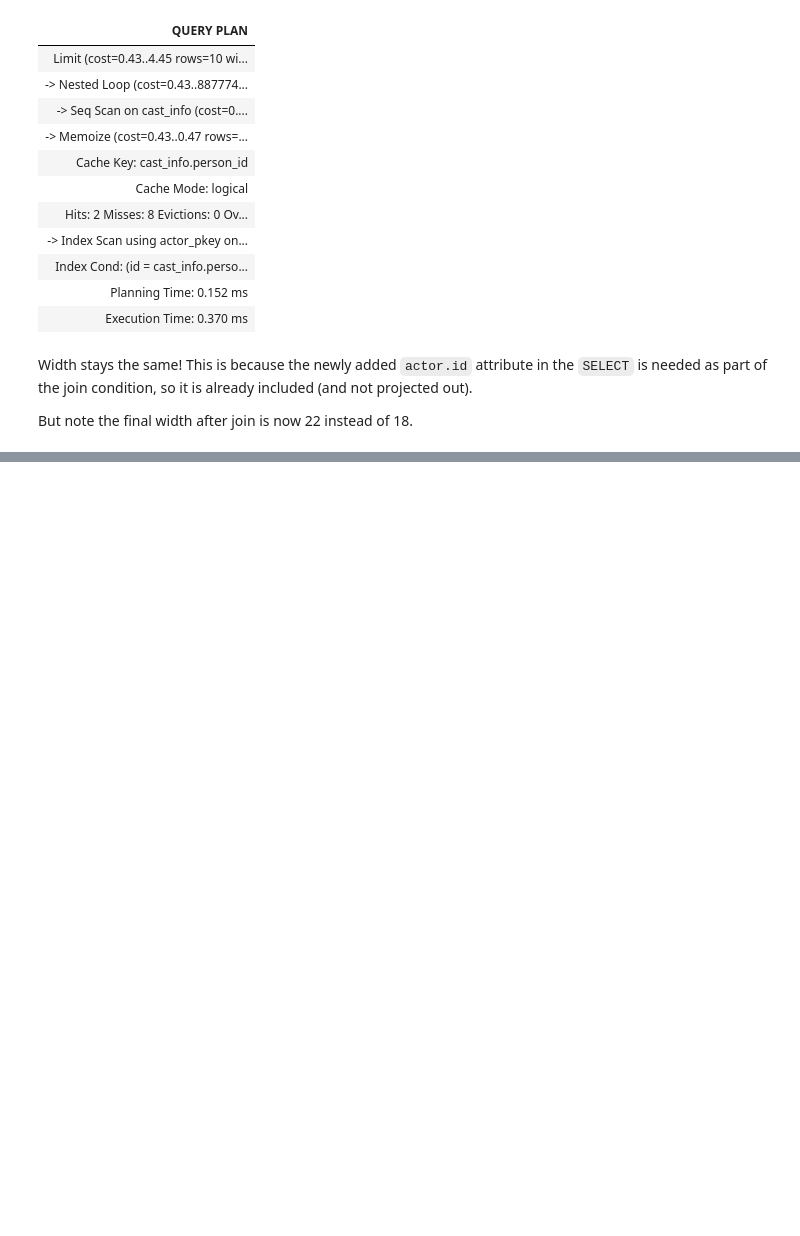
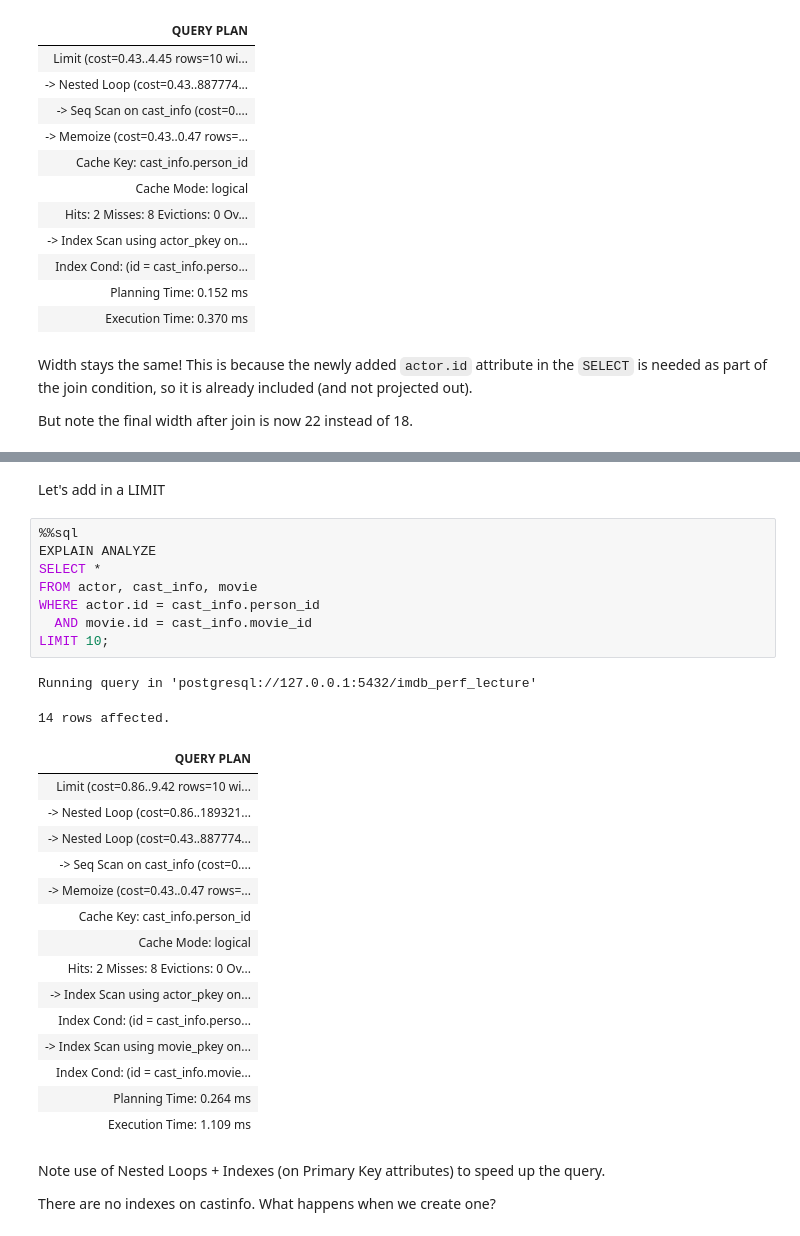
Before and after one commit to cal-data-eng/sp24-materials, a Jupyter notebook: lecture/lec10/lec10.ipynb, the cells around one changed output, grey strips where cells are left out. Saved outputs shown, nothing was run; the diff lists cells and outputs as text; blank space fills up the shorter version.

```diff
--- a/lecture/lec10/lec10.ipynb
+++ b/lecture/lec10/lec10.ipynb
@@ -187,0 +218,32 @@ But note the final width after join is now 22 instead of 18.
+# %% [markdown]
+Let's add in a LIMIT
+# %%
+%%sql
+EXPLAIN ANALYZE
+SELECT *
+FROM actor, cast_info, movie
+WHERE actor.id = cast_info.person_id
+  AND movie.id = cast_info.movie_id
+LIMIT 10;
+# %% [output]
+Running query in 'postgresql://127.0.0.1:5432/imdb_perf_lecture'
+14 rows affected.
+| QUERY PLAN |
+| Limit (cost=0.86..9.42 rows=10 wi... |
+| -> Nested Loop (cost=0.86..189321... |
+| -> Nested Loop (cost=0.43..887774... |
+| -> Seq Scan on cast_info (cost=0.... |
+| -> Memoize (cost=0.43..0.47 rows=... |
+| Cache Key: cast_info.person_id |
+| Cache Mode: logical |
+| Hits: 2 Misses: 8 Evictions: 0 Ov... |
+| -> Index Scan using actor_pkey on... |
+| Index Cond: (id = cast_info.perso... |
+| -> Index Scan using movie_pkey on... |
+| Index Cond: (id = cast_info.movie... |
+| Planning Time: 0.264 ms |
+| Execution Time: 1.109 ms |
+# %% [markdown]
+Note use of Nested Loops + Indexes (on Primary Key attributes) to speed up the query.
+
+There are no indexes on castinfo. What happens when we create one?
```
Also changed, not shown: parts of 6 cells of this notebook.
